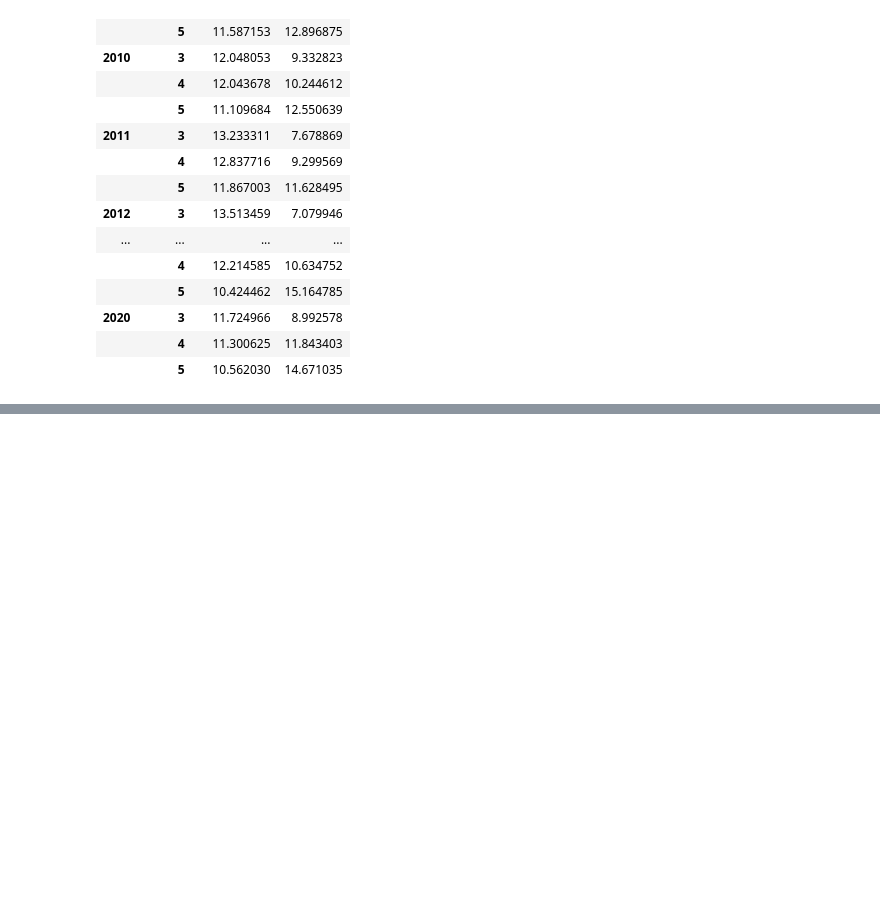
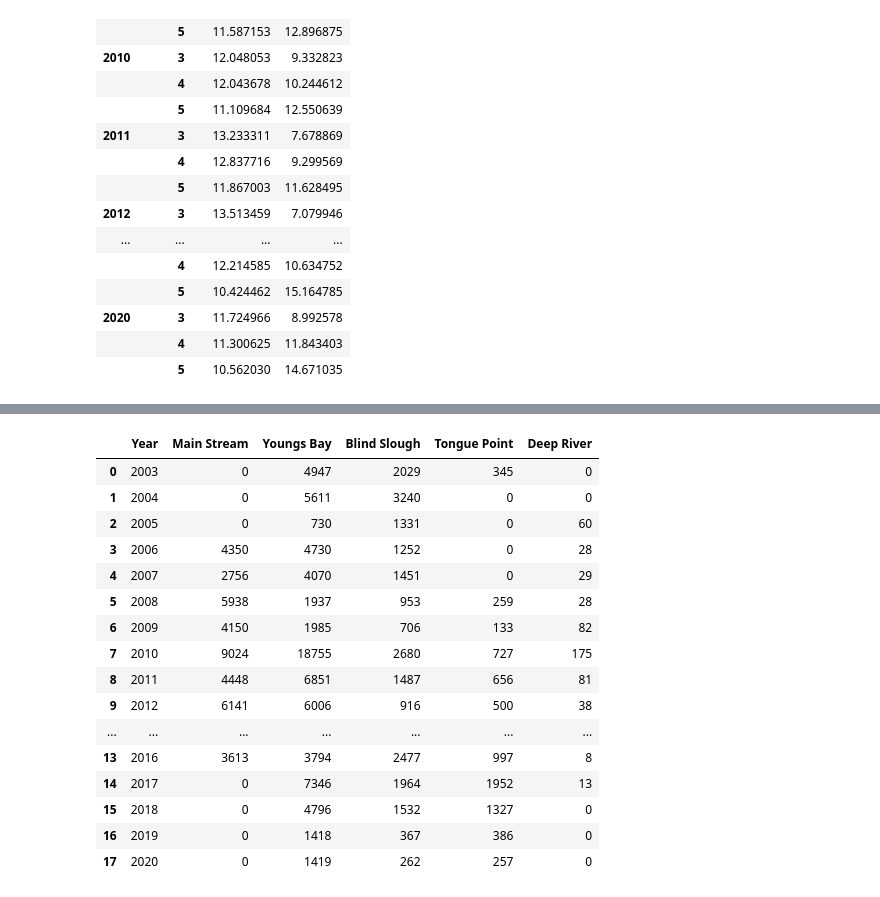
Before and after one commit to jayhjman/bootcamp-project1, a Jupyter notebook: Trim_water_data.ipynb, the cells around one changed output, grey strips where cells are left out. Cells and saved outputs as stored; diff of their text form; code cells hidden in the pictures; blank space fills up the shorter version.

```diff
--- a/Trim_water_data.ipynb
+++ b/Trim_water_data.ipynb
@@ -138,0 +193,22 @@ willamette_reduce_final.groupby(['year','month']).mean()
+# %%
+file_name2 = "Resources/columbia_commercial_fishing_counts.csv"
+columbia_commercial_fishing_water_df = pd.read_csv(file_name2)
+columbia_commercial_fishing_water_df
+# %% [output]
+|  | Year | Main Stream | Youngs Bay | Blind Slough | Tongue Point | Deep River |
+| 0 | 2003 | 0 | 4947 | 2029 | 345 | 0 |
+| 1 | 2004 | 0 | 5611 | 3240 | 0 | 0 |
+| 2 | 2005 | 0 | 730 | 1331 | 0 | 60 |
+| 3 | 2006 | 4350 | 4730 | 1252 | 0 | 28 |
+| 4 | 2007 | 2756 | 4070 | 1451 | 0 | 29 |
+| 5 | 2008 | 5938 | 1937 | 953 | 259 | 28 |
+| 6 | 2009 | 4150 | 1985 | 706 | 133 | 82 |
+| 7 | 2010 | 9024 | 18755 | 2680 | 727 | 175 |
+| 8 | 2011 | 4448 | 6851 | 1487 | 656 | 81 |
+| 9 | 2012 | 6141 | 6006 | 916 | 500 | 38 |
+| ... | ... | ... | ... | ... | ... | ... |
+| 13 | 2016 | 3613 | 3794 | 2477 | 997 | 8 |
+| 14 | 2017 | 0 | 7346 | 1964 | 1952 | 13 |
+| 15 | 2018 | 0 | 4796 | 1532 | 1327 | 0 |
+| 16 | 2019 | 0 | 1418 | 367 | 386 | 0 |
+| 17 | 2020 | 0 | 1419 | 262 | 257 | 0 |
```
Also changed, not shown: parts of 3 cells of this notebook, 4 other files.
